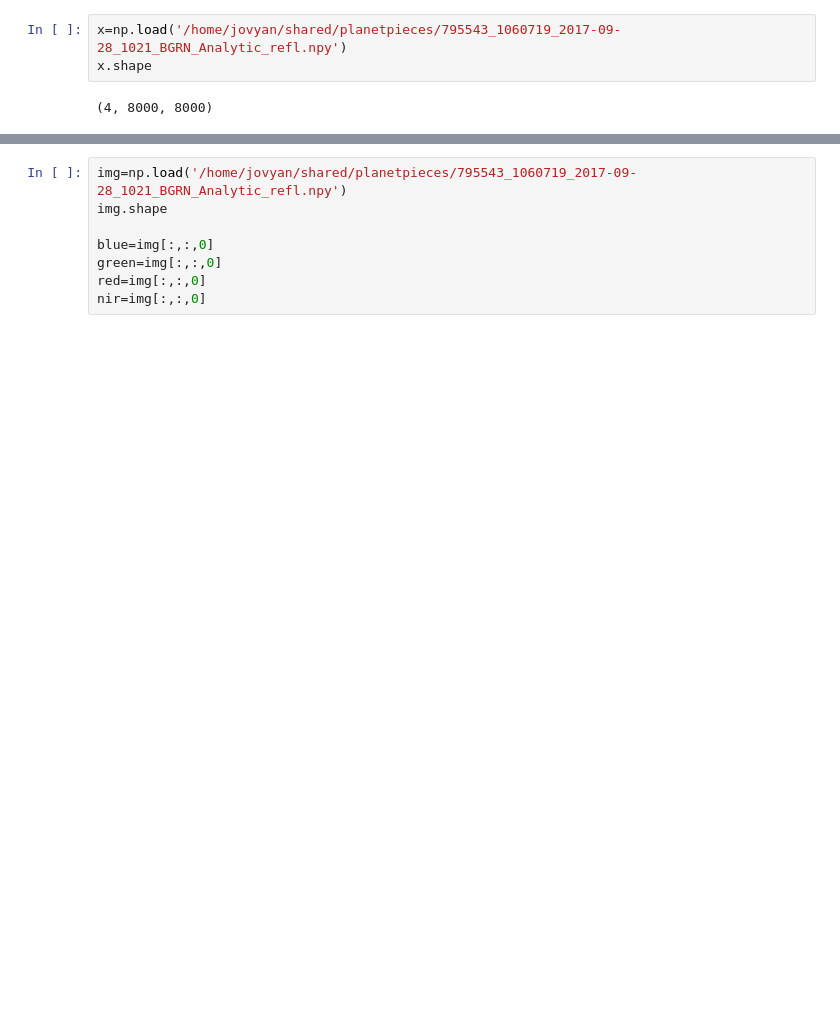
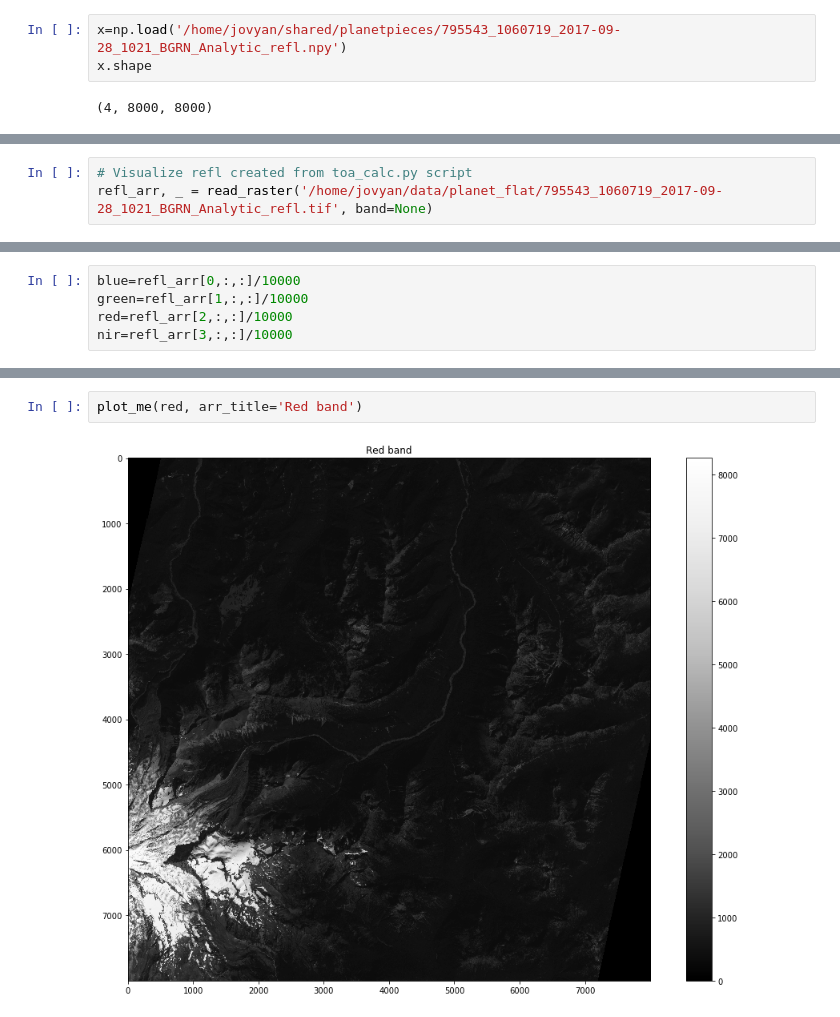
Before and after one commit to geohackweek/ghw2019_planetpieces, a Jupyter notebook: contributors/jmhu/Data_Walkthrough.ipynb, the cells around one changed output, grey strips where cells are left out. Cells and saved outputs as stored; diff of their text form; blank space fills up the shorter version.

Commit message:
Working TOA script, commented notebook.

```diff
--- a/contributors/jmhu/Data_Walkthrough.ipynb
+++ b/contributors/jmhu/Data_Walkthrough.ipynb
@@ -140,0 +153,3 @@ nir=x[3,:,:]
+# %%
+# Visualize refl created from toa_calc.py script
+refl_arr, _ = read_raster('/home/jovyan/data/planet_flat/795543_1060719_2017-09-28_1021_BGRN_Analytic_refl.tif', band=None)
@@ -141,2 +160,7 @@ nir=x[3,:,:]
+# %%
+blue=refl_arr[0,:,:]/10000
+green=refl_arr[1,:,:]/10000
+red=refl_arr[2,:,:]/10000
+nir=refl_arr[3,:,:]/10000
 # %%
 blue.shape
@@ -145,8 +170,4 @@ blue.shape
-# %%
-img=np.load('/home/jovyan/shared/planetpieces/795543_1060719_2017-09-28_1021_BGRN_Analytic_refl.npy')
-img.shape
-
-blue=img[:,:,0]
-green=img[:,:,0]
-red=img[:,:,0]
-nir=img[:,:,0]
+# %%
+plot_me(red, arr_title='Red band')
+# %% [output]
+[figure, added]
```
Also changed, not shown: parts of 25 cells of this notebook, 1 other file.
